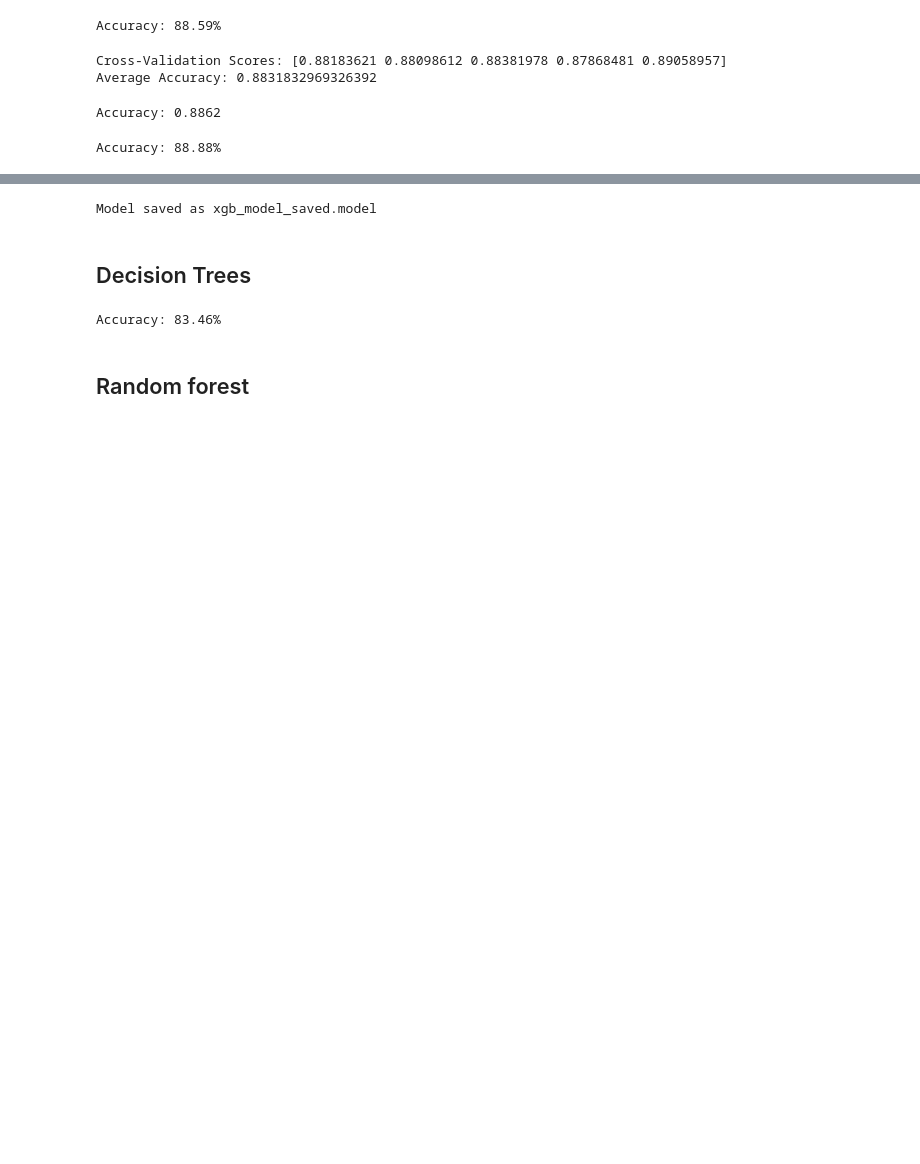
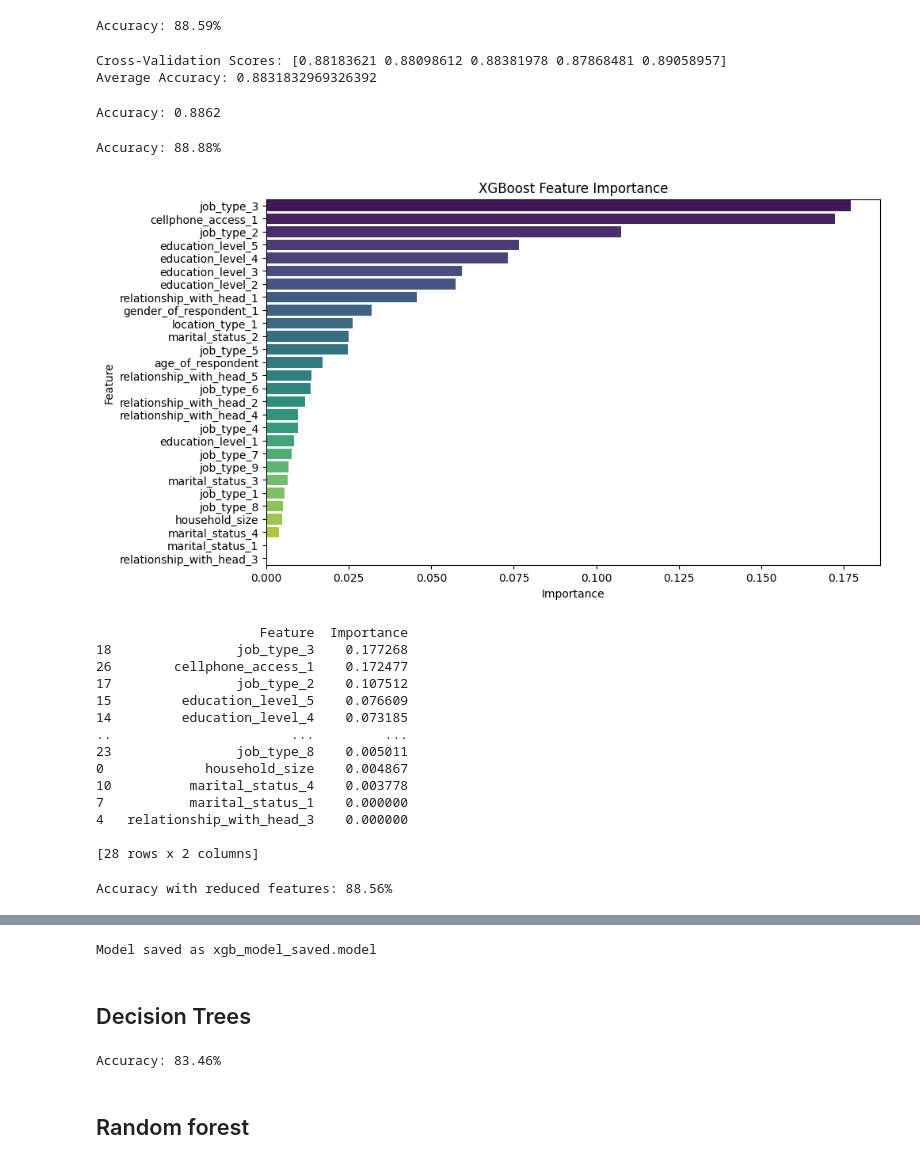
Before and after one commit to datakiptoo/Financial_Inclusion, a Jupyter notebook: hack.ipynb, the cells around one changed output, grey strips where cells are left out. Drawn from its saved outputs; the diff is of its cells as text; code cells hidden in the pictures; blank space fills up the shorter version.

Commit message:
modified:   hack.ipynb 	modified:   log.ipynb 	new file:   sk.ipynb 	modified:   test.ipynb

```diff
--- a/hack.ipynb
+++ b/hack.ipynb
@@ -915,3 +915,69 @@ accuracy = accuracy_score(y_test, y_pred)
 print(f'Accuracy: {accuracy * 100:.2f}%')
 # %% [output]
 Accuracy: 88.88%
+# %%
+from xgboost import XGBClassifier
+import matplotlib.pyplot as plt
+import seaborn as sns
+import numpy as np
+
+# Assuming you have already trained your XGBoost model (xgb_model) and have your feature names
+# If not, you can train it as per your initial code
+
+# Step 1: Get feature importance scores
+feature_importance = xgb_model.feature_importances_
+
+# Step 2: Get the corresponding feature names
+feature_names = X_train.columns  # Assuming your features are in a DataFrame
+
+# Step 3: Create a DataFrame to store feature names and their importance scores
+feature_importance_df = pd.DataFrame({'Feature': feature_names, 'Importance': feature_importance})
+
+# Step 4: Sort the features based on their importance scores
+feature_importance_df = feature_importance_df.sort_values(by='Importance', ascending=False)
+
+# Step 5: Plot the feature importance
+plt.figure(figsize=(10, 6))
+sns.barplot(x='Importance', y='Feature', data=feature_importance_df, palette='viridis')
+plt.title('XGBoost Feature Importance')
+plt.show()
+
+# Optionally, you can print the feature importance scores for more detailed analysis
+print(feature_importance_df)
+# %% [output]
+[figure, added]
+                     Feature  Importance
+18                job_type_3    0.177268
+26        cellphone_access_1    0.172477
+17                job_type_2    0.107512
+15         education_level_5    0.076609
+14         education_level_4    0.073185
+..                       ...         ...
+23                job_type_8    0.005011
+0             household_size    0.004867
+10          marital_status_4    0.003778
+7           marital_status_1    0.000000
+4   relationship_with_head_3    0.000000
+
+[28 rows x 2 columns]
+# %%
+# Select the top N features based on importance
+top_features = feature_importance_df['Feature'].head(10).tolist()
+
+# Subset the original dataset
+X_train_reduced = X_train[top_features]
+X_test_reduced = X_test[top_features]
+
+# Initialize a new XGBoost model
+xgb_model_reduced = XGBClassifier(learning_rate=0.1, n_estimators=100, max_depth=3, random_state=42)
+
+# Train the model on the reduced feature set
+xgb_model_reduced.fit(X_train_reduced, y_train)
+
+# Make predictions and evaluate performance
+y_pred_reduced = xgb_model_reduced.predict(X_test_reduced)
+accuracy_reduced = accuracy_score(y_test, y_pred_reduced)
+
+print(f'Accuracy with reduced features: {accuracy_reduced * 100:.2f}%')
+# %% [output]
+Accuracy with reduced features: 88.56%
```
Also changed, not shown: parts of 6 cells of this notebook, 3 other files.
